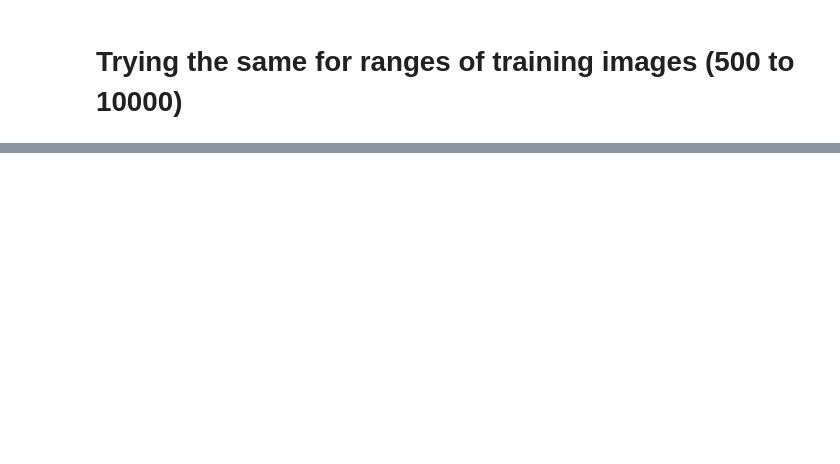
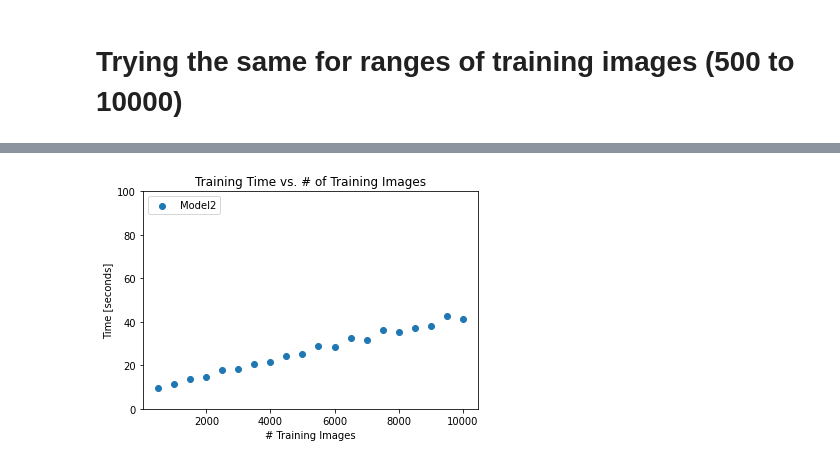
Before and after one commit to louisbemberg/machine-learning-workshop, a Jupyter notebook: 08_handrwitten_digits/handwritten_digits.ipynb, the cells around one changed output, grey strips where cells are left out. Saved outputs shown, nothing was run; the diff lists cells and outputs as text; code cells hidden in the pictures; blank space fills up the shorter version.

```diff
--- a/08_handrwitten_digits/handwritten_digits.ipynb
+++ b/08_handrwitten_digits/handwritten_digits.ipynb
@@ -716,0 +803,12 @@ array([  500.,  1000.,  1500.,  2000.,  2500.,  3000.,  3500.,  4000.,
+# %%
+# training time of model 2 - beginning
+plt.scatter(x=summary_statistics['num_training_images'],
+         y=summary_statistics['training_times_model2'])
+plt.title('Training Time vs. # of Training Images')
+plt.ylabel('Time [seconds]')
+plt.xlabel('# Training Images')
+plt.legend(['Model2'], loc='upper left')
+plt.ylim(0, 100)
+plt.show()
+# %% [output]
+[figure, added]
```
Also changed, not shown: parts of 25 cells of this notebook.
